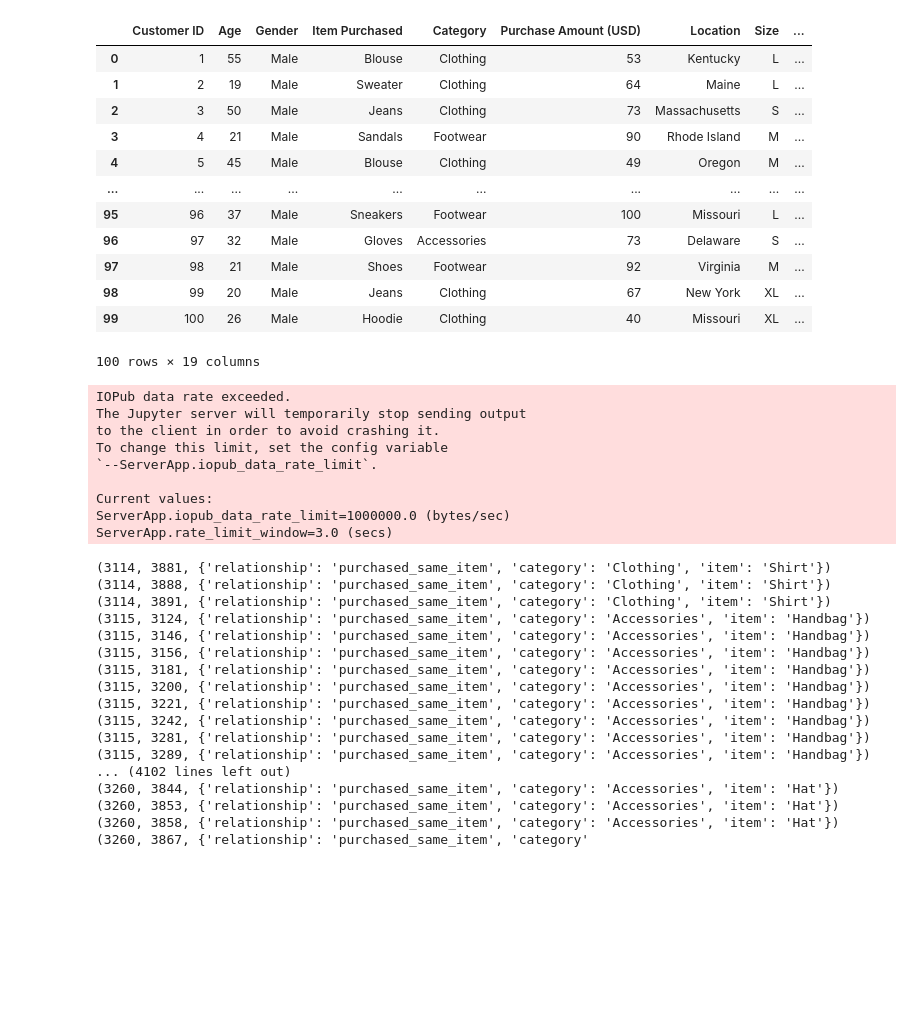
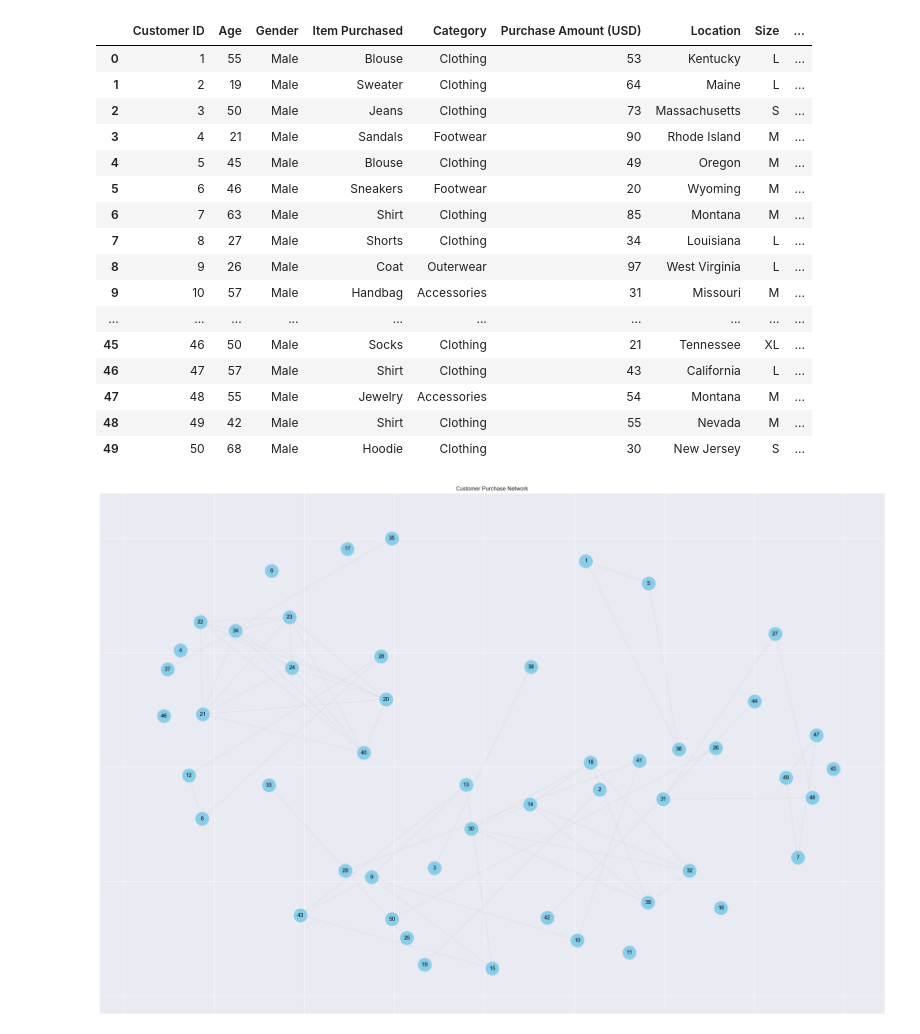
Before and after one commit to DuyetVu2001/pythonProject, a Jupyter notebook: btl.ipynb, the cells around one changed output. Cells and saved outputs as stored; diff of their text form; code cells hidden in the pictures; blank space fills up the shorter version.

Commit message:
update graph, clustering

```diff
--- a/btl.ipynb
+++ b/btl.ipynb
@@ -7,20 +8,24 @@ import seaborn as sns
 # %%
-df = pd.read_csv('data/shopping_trends.csv')
-df.head(100)
+df = pd.read_csv('data/shopping_trends.csv', nrows=50)
+df.head(1000)
 # %% [output]
 |  | Customer ID | Age | Gender | Item Purchased | Category | Purchase Amount (USD) | Location | Size | ... |
 | 0 | 1 | 55 | Male | Blouse | Clothing | 53 | Kentucky | L | ... |
 | 1 | 2 | 19 | Male | Sweater | Clothing | 64 | Maine | L | ... |
 | 2 | 3 | 50 | Male | Jeans | Clothing | 73 | Massachusetts | S | ... |
 | 3 | 4 | 21 | Male | Sandals | Footwear | 90 | Rhode Island | M | ... |
 | 4 | 5 | 45 | Male | Blouse | Clothing | 49 | Oregon | M | ... |
+| 5 | 6 | 46 | Male | Sneakers | Footwear | 20 | Wyoming | M | ... |
+| 6 | 7 | 63 | Male | Shirt | Clothing | 85 | Montana | M | ... |
+| 7 | 8 | 27 | Male | Shorts | Clothing | 34 | Louisiana | L | ... |
+| 8 | 9 | 26 | Male | Coat | Outerwear | 97 | West Virginia | L | ... |
+| 9 | 10 | 57 | Male | Handbag | Accessories | 31 | Missouri | M | ... |
 | ... | ... | ... | ... | ... | ... | ... | ... | ... | ... |
-| 95 | 96 | 37 | Male | Sneakers | Footwear | 100 | Missouri | L | ... |
-| 96 | 97 | 32 | Male | Gloves | Accessories | 73 | Delaware | S | ... |
-| 97 | 98 | 21 | Male | Shoes | Footwear | 92 | Virginia | M | ... |
-| 98 | 99 | 20 | Male | Jeans | Clothing | 67 | New York | XL | ... |
-| 99 | 100 | 26 | Male | Hoodie | Clothing | 40 | Missouri | XL | ... |
+| 45 | 46 | 50 | Male | Socks | Clothing | 21 | Tennessee | XL | ... |
+| 46 | 47 | 57 | Male | Shirt | Clothing | 43 | California | L | ... |
+| 47 | 48 | 55 | Male | Jewelry | Accessories | 54 | Montana | M | ... |
+| 48 | 49 | 42 | Male | Shirt | Clothing | 55 | Nevada | M | ... |
+| 49 | 50 | 68 | Male | Hoodie | Clothing | 30 | New Jersey | S | ... |
-100 rows × 19 columns
 # %%
 # Khởi tạo đồ thị
 G = nx.Graph()
@@ -29,46 +34,36 @@ G = nx.Graph()
 for index, row in df.iterrows():
     G.add_node(row['Customer ID'], **row.to_dict())
 
-# Bước 1: Nhóm dữ liệu theo Category và Item Purchased, tạo danh sách khách hàng cho mỗi nhóm
+# Nhóm dữ liệu theo Category và Item Purchased, tạo danh sách khách hàng cho mỗi nhóm
 product_category_groups = df.groupby(['Category', 'Item Purchased'])['Customer ID'].apply(list)
 
-# Bước 2: Thêm các cạnh vào đồ thị dựa trên cùng một loại sản phẩm trong cùng một danh mục
+# Tính toán trọng số cho các cạnh
 for (category, item), customers in product_category_groups.items():
-    # Nếu có hơn 1 khách hàng mua cùng một loại sản phẩm trong cùng một danh mục, thêm các cạnh giữa tất cả các khách hàng
     if len(customers) > 1:
         for i in range(len(customers)):
             for j in range(i + 1, len(customers)):
-                G.add_edge(customers[i], customers[j], relationship='purchased_same_item', category=category, item=item)
+                if G.has_edge(customers[i], customers[j]):
+                    G[customers[i]][customers[j]]['weight'] += 1
+                else:
+                    G.add_edge(customers[i], customers[j], weight=1, relationship='purchased_same_item', category=category, item=item)
 
-# Kiểm tra các cạnh đã thêm
-print("Edges in the graph:")
-for edge in G.edges(data=True):
-    print(edge)
+# Vẽ đồ thị với trọng số cạnh
+plt.figure(figsize=(30, 20))  # Kích thước của đồ thị
+pos = nx.spring_layout(G, k=1, seed=42)  # Vị trí các nút
+nx.draw_networkx_nodes(G, pos, node_size=800, node_color='skyblue')
+edges = nx.get_edge_attributes(G, 'weight')
+nx.draw_networkx_edges(G, pos, edgelist=edges.keys(), width=[weight * 0.1 for weight in edges.values()], alpha=0.5)
+nx.draw_networkx_labels(G, pos, font_size=12, font_family='sans-serif')
+
+# Hiển thị đồ thị
+plt.title("Customer Purchase Network")
+plt.show()
+
+
+# # Kiểm tra các cạnh đã thêm
+# print("Edges in the graph:")
+# for edge in G.edges(data=True):
+# print(edge)
 # %% [output]
-IOPub data rate exceeded.
-The Jupyter server will temporarily stop sending output
-to the client in order to avoid crashing it.
-To change this limit, set the config variable
-`--ServerApp.iopub_data_rate_limit`.
-
-Current values:
-ServerApp.iopub_data_rate_limit=1000000.0 (bytes/sec)
-ServerApp.rate_limit_window=3.0 (secs)
-(3114, 3881, {'relationship': 'purchased_same_item', 'category': 'Clothing', 'item': 'Shirt'})
-(3114, 3888, {'relationship': 'purchased_same_item', 'category': 'Clothing', 'item': 'Shirt'})
-(3114, 3891, {'relationship': 'purchased_same_item', 'category': 'Clothing', 'item': 'Shirt'})
-(3115, 3124, {'relationship': 'purchased_same_item', 'category': 'Accessories', 'item': 'Handbag'})
-(3115, 3146, {'relationship': 'purchased_same_item', 'category': 'Accessories', 'item': 'Handbag'})
-(3115, 3156, {'relationship': 'purchased_same_item', 'category': 'Accessories', 'item': 'Handbag'})
-(3115, 3181, {'relationship': 'purchased_same_item', 'category': 'Accessories', 'item': 'Handbag'})
-(3115, 3200, {'relationship': 'purchased_same_item', 'category': 'Accessories', 'item': 'Handbag'})
-(3115, 3221, {'relationship': 'purchased_same_item', 'category': 'Accessories', 'item': 'Handbag'})
-(3115, 3242, {'relationship': 'purchased_same_item', 'category': 'Accessories', 'item': 'Handbag'})
-(3115, 3281, {'relationship': 'purchased_same_item', 'category': 'Accessories', 'item': 'Handbag'})
-(3115, 3289, {'relationship': 'purchased_same_item', 'category': 'Accessories', 'item': 'Handbag'})
-... (4102 lines left out)
-(3260, 3844, {'relationship': 'purchased_same_item', 'category': 'Accessories', 'item': 'Hat'})
-(3260, 3853, {'relationship': 'purchased_same_item', 'category': 'Accessories', 'item': 'Hat'})
-(3260, 3858, {'relationship': 'purchased_same_item', 'category': 'Accessories', 'item': 'Hat'})
-(3260, 3867, {'relationship': 'purchased_same_item', 'category'
+[figure, added]
 # %%
```
Also changed, not shown: parts of 4 cells of this notebook.
